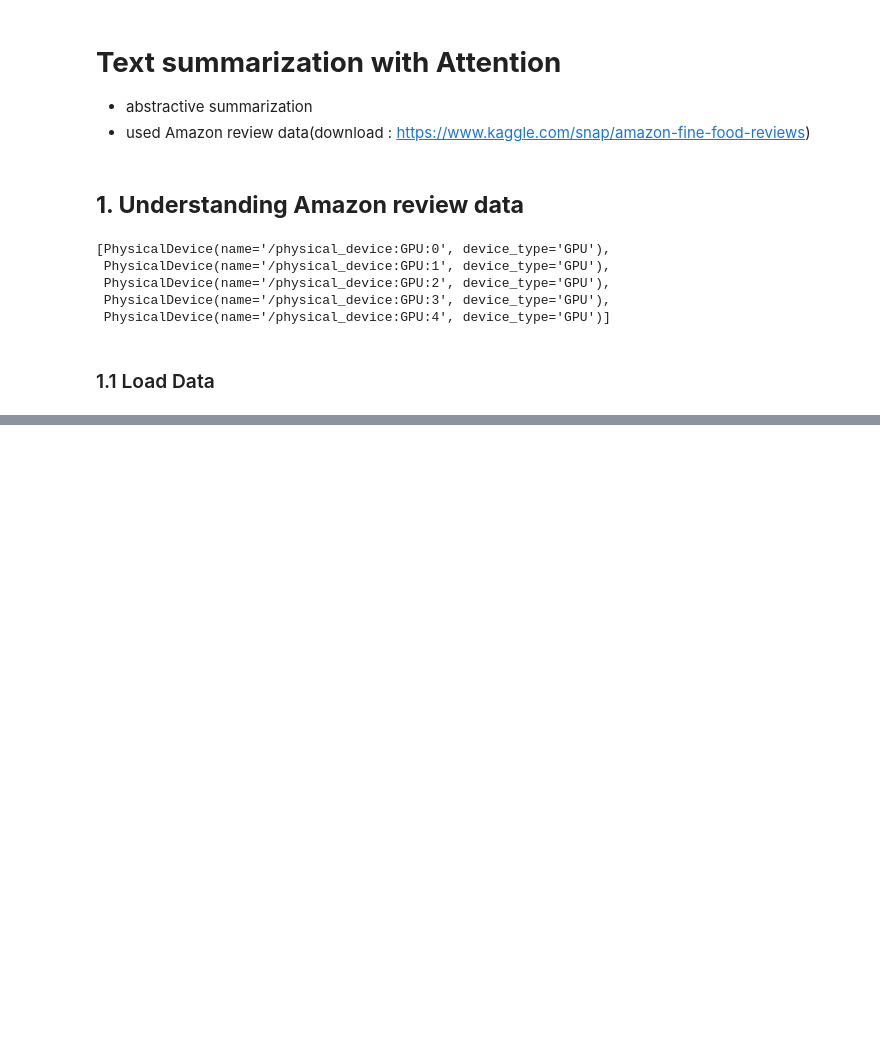
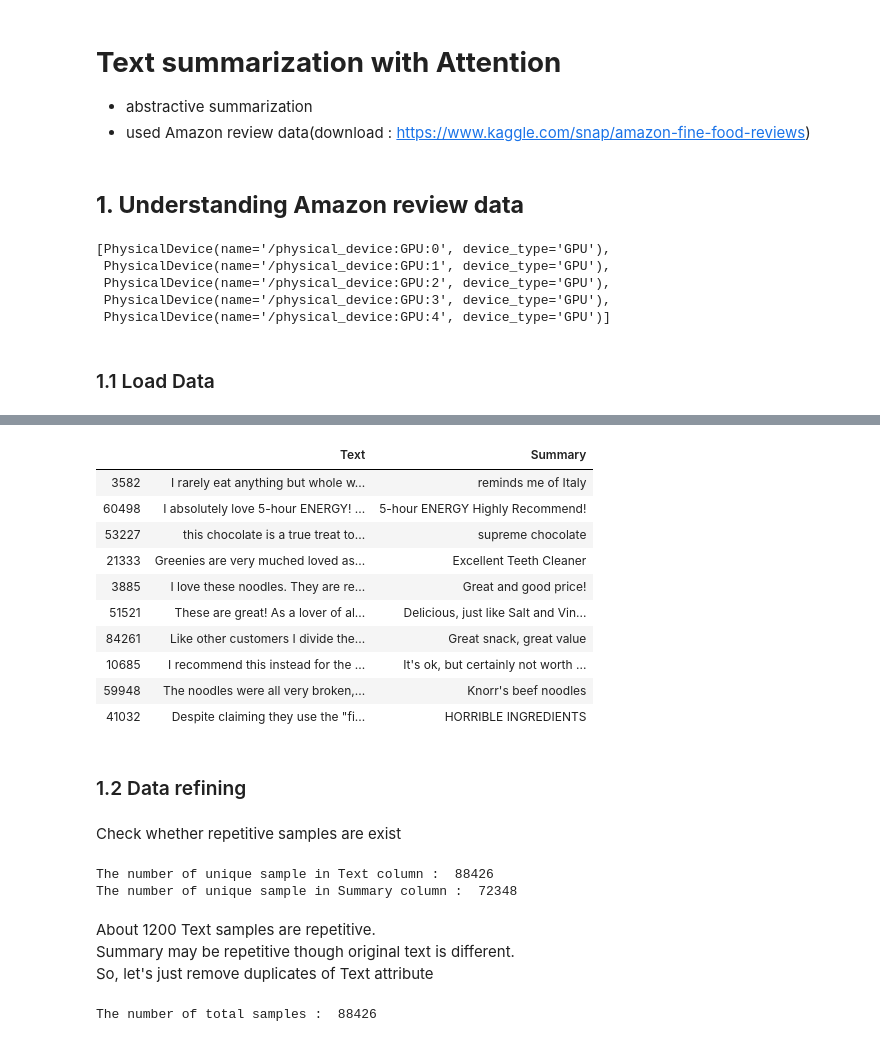
Before and after one commit to SangwonPark0211/NLP-tutorial, a Jupyter notebook: Text-Summarization/text_sum_with_attention.ipynb, the cells around one changed output, grey strips where cells are left out. Cells and saved outputs as stored; diff of their text form; code cells hidden in the pictures; blank space fills up the shorter version.

```diff
--- a/Text-Summarization/text_sum_with_attention.ipynb
+++ b/Text-Summarization/text_sum_with_attention.ipynb
@@ -29,0 +47,3 @@ tf.config.experimental.list_physical_devices('GPU')
+# %%
+data = data[['Text', 'Summary']]
+data.head()
@@ -29,0 +57,34 @@ tf.config.experimental.list_physical_devices('GPU')
+# %%
+# randomly print 10 sample data
+data.sample(10)
+# %% [output]
+|  | Text | Summary |
+| 3582 | I rarely eat anything but whole w... | reminds me of Italy |
+| 60498 | I absolutely love 5-hour ENERGY! ... | 5-hour ENERGY Highly Recommend! |
+| 53227 | this chocolate is a true treat to... | supreme chocolate |
+| 21333 | Greenies are very muched loved as... | Excellent Teeth Cleaner |
+| 3885 | I love these noodles. They are re... | Great and good price! |
+| 51521 | These are great! As a lover of al... | Delicious, just like Salt and Vin... |
+| 84261 | Like other customers I divide the... | Great snack, great value |
+| 10685 | I recommend this instead for the ... | It's ok, but certainly not worth ... |
+| 59948 | The noodles were all very broken,... | Knorr's beef noodles |
+| 41032 | Despite claiming they use the "fi... | HORRIBLE INGREDIENTS |
+# %% [markdown]
+### 1.2 Data refining
+# %% [markdown]
+Check whether repetitive samples are exist
+# %%
+print('The number of unique sample in Text column : ', data['Text'].nunique())
+print('The number of unique sample in Summary column : ', data['Summary'].nunique())
+# %% [output]
+The number of unique sample in Text column :  88426
+The number of unique sample in Summary column :  72348
+# %% [markdown]
+About 1200 Text samples are repetitive.
+Summary may be repetitive though original text is different.
+So, let's just remove duplicates of Text attribute
+# %%
+data.drop_duplicates(subset=['Text'], inplace=True)
+print('The number of total samples : ', len(data))
+# %% [output]
+The number of total samples :  88426
```
Also changed, not shown: parts of 100 cells of this notebook, 2 other files.
